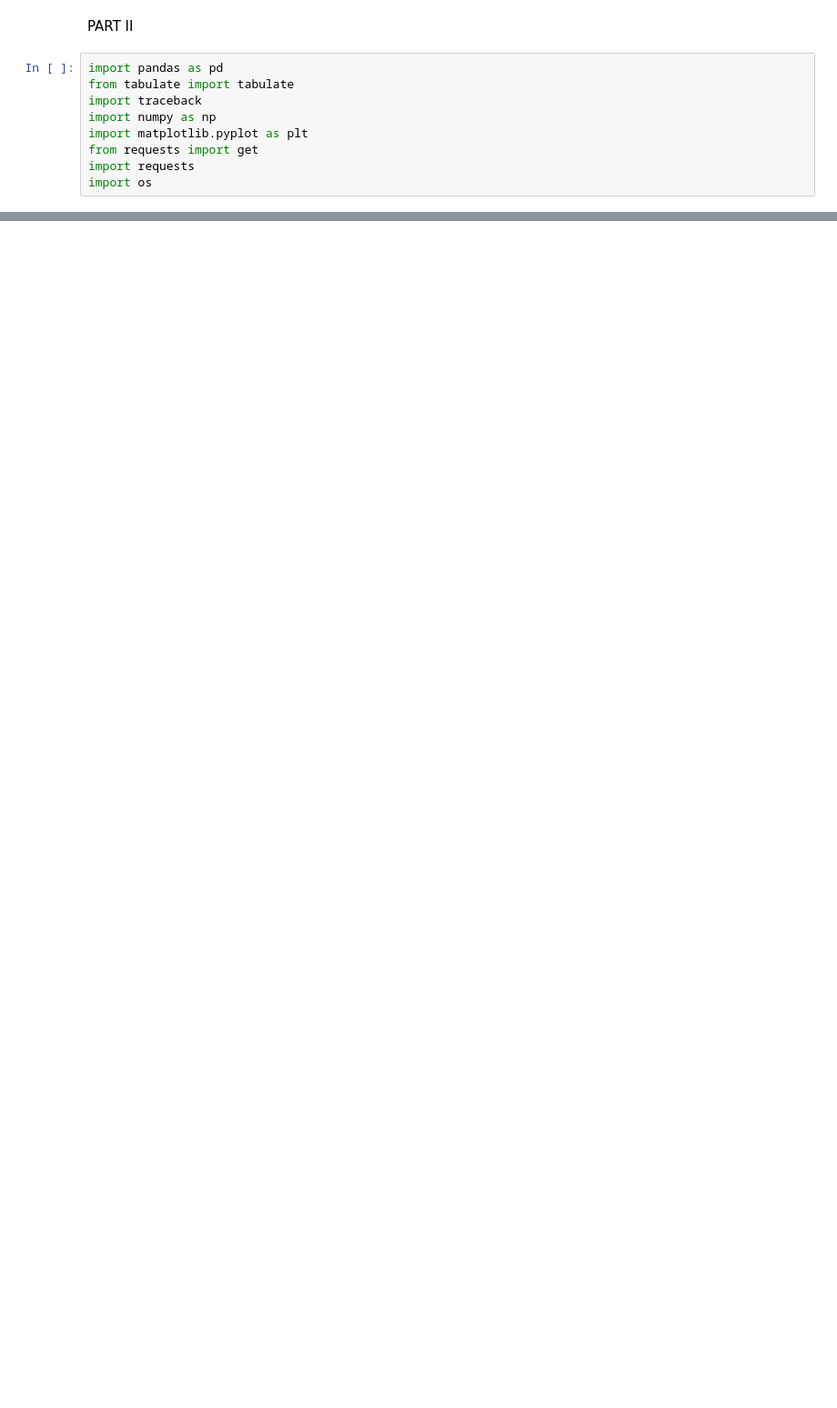
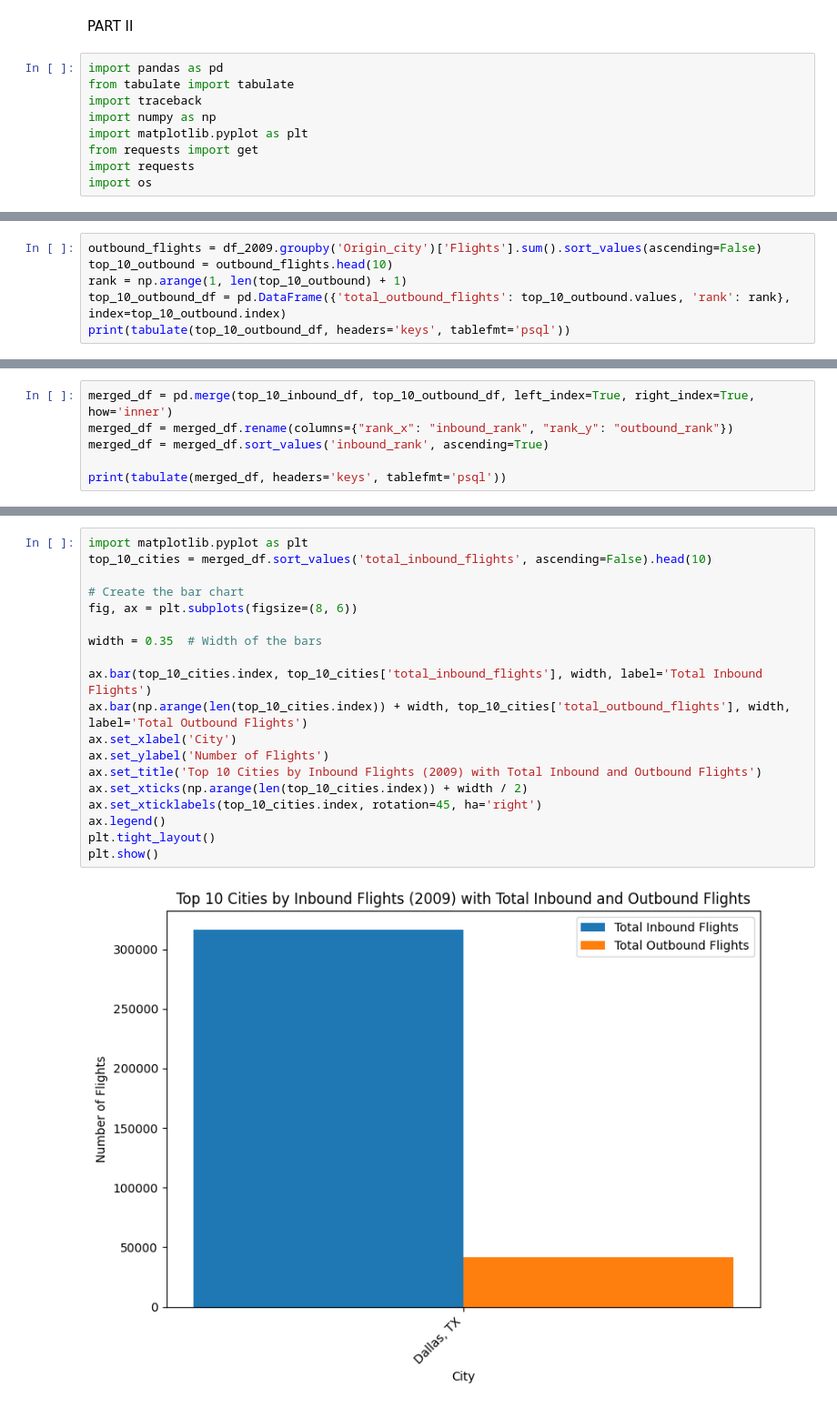
Before and after one commit to aswinudhesh/Data-Analytics, a Jupyter notebook: Airports_and_airlines_part_2.ipynb, the cells around one changed output, grey strips where cells are left out. Shown: that part at 91% size. Cells and saved outputs as stored; diff of their text form; blank space fills up the shorter version.

```diff
--- a/Airports_and_airlines_part_2.ipynb
+++ b/Airports_and_airlines_part_2.ipynb
@@ -42,0 +60,6 @@ KeyError: 'Fly_date'
+# %%
+outbound_flights = df_2009.groupby('Origin_city')['Flights'].sum().sort_values(ascending=False)
+top_10_outbound = outbound_flights.head(10)
+rank = np.arange(1, len(top_10_outbound) + 1)
+top_10_outbound_df = pd.DataFrame({'total_outbound_flights': top_10_outbound.values, 'rank': rank}, index=top_10_outbound.index)
+print(tabulate(top_10_outbound_df, headers='keys', tablefmt='psql'))
@@ -42,0 +182,6 @@ KeyError: 'Fly_date'
+# %%
+merged_df = pd.merge(top_10_inbound_df, top_10_outbound_df, left_index=True, right_index=True, how='inner')
+merged_df = merged_df.rename(columns={"rank_x": "inbound_rank", "rank_y": "outbound_rank"})
+merged_df = merged_df.sort_values('inbound_rank', ascending=True)
+
+print(tabulate(merged_df, headers='keys', tablefmt='psql'))
@@ -42,0 +195,21 @@ KeyError: 'Fly_date'
+# %%
+import matplotlib.pyplot as plt
+top_10_cities = merged_df.sort_values('total_inbound_flights', ascending=False).head(10)
+
+# Create the bar chart
+fig, ax = plt.subplots(figsize=(8, 6))
+
+width = 0.35  # Width of the bars
+
+ax.bar(top_10_cities.index, top_10_cities['total_inbound_flights'], width, label='Total Inbound Flights')
+ax.bar(np.arange(len(top_10_cities.index)) + width, top_10_cities['total_outbound_flights'], width, label='Total Outbound Flights')
+ax.set_xlabel('City')
+ax.set_ylabel('Number of Flights')
+ax.set_title('Top 10 Cities by Inbound Flights (2009) with Total Inbound and Outbound Flights')
+ax.set_xticks(np.arange(len(top_10_cities.index)) + width / 2)
+ax.set_xticklabels(top_10_cities.index, rotation=45, ha='right')
+ax.legend()
+plt.tight_layout()
+plt.show()
+# %% [output]
+[figure, added]
```
Also changed, not shown: parts of 17 cells of this notebook.
